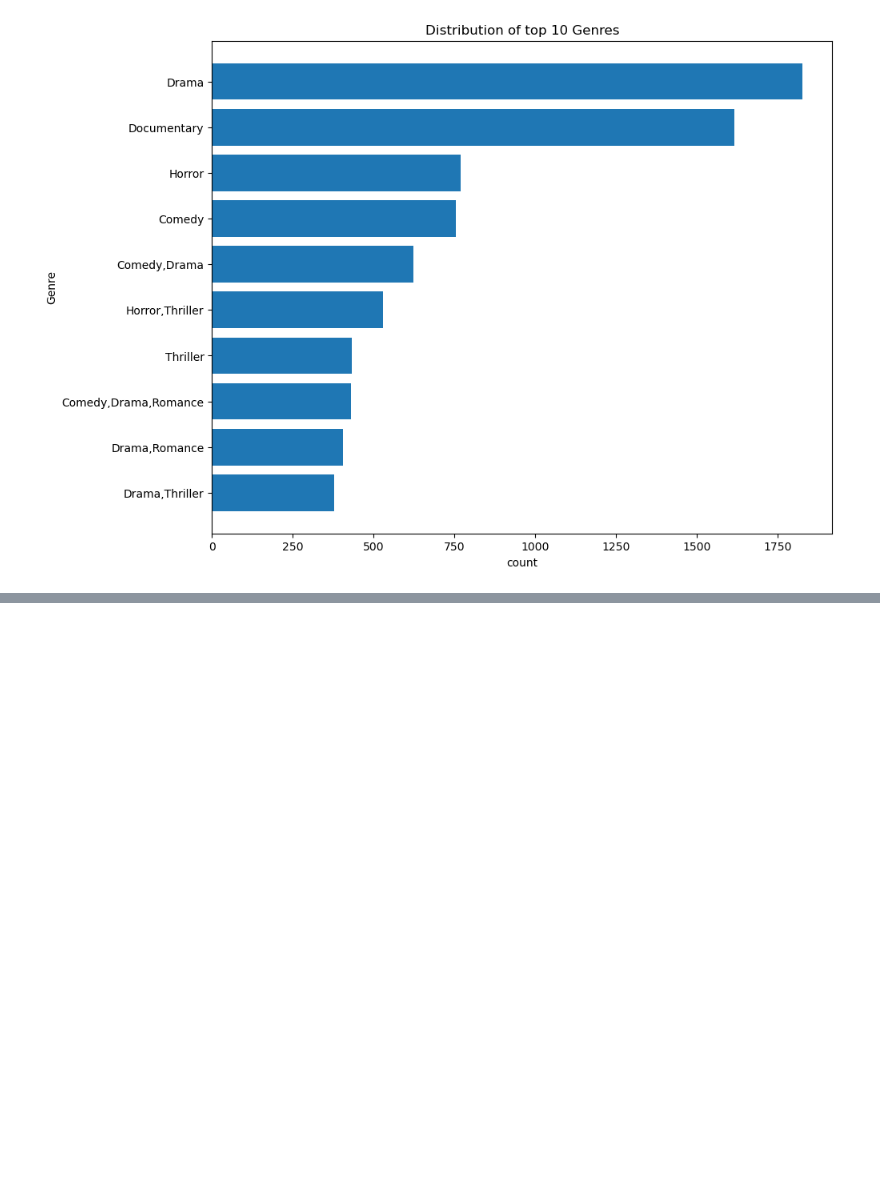
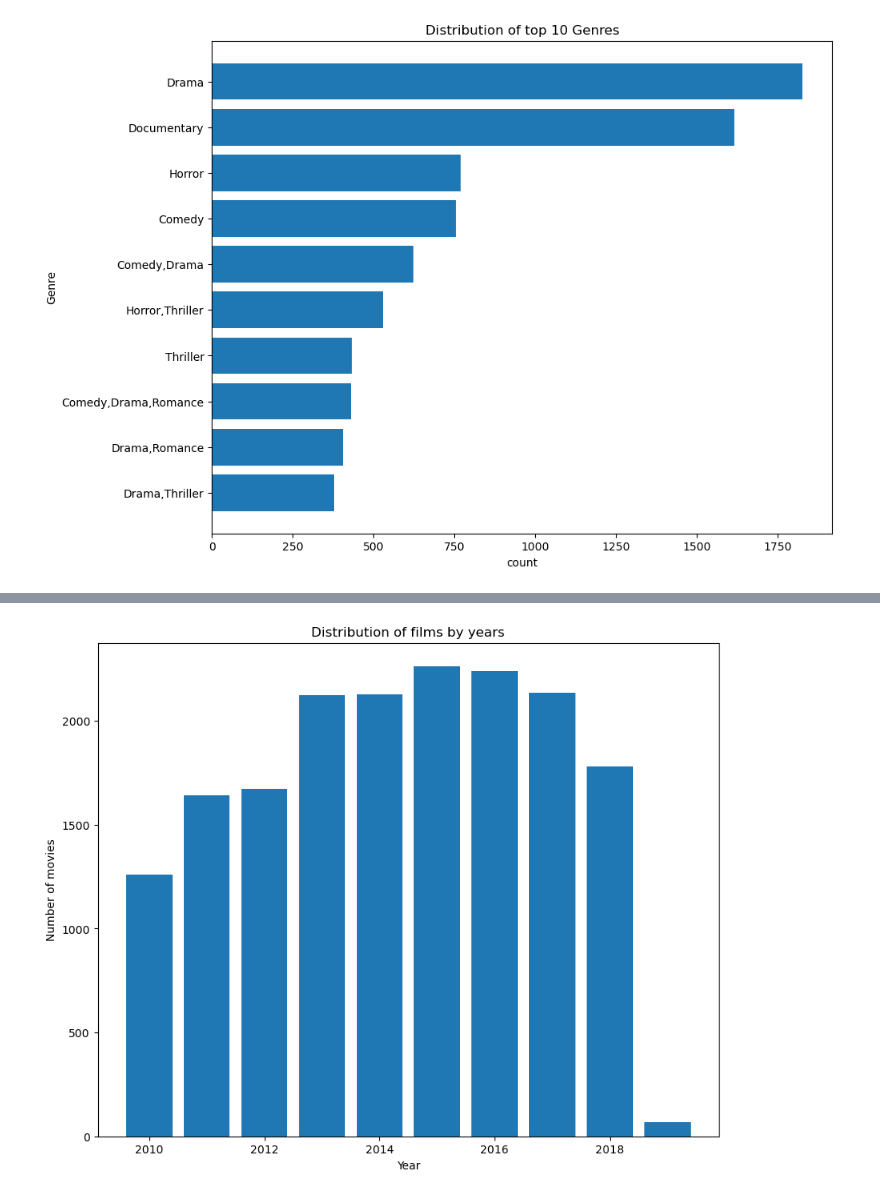
Before and after one commit to am-eric/Film-Analysis, a Jupyter notebook: analysis.ipynb, the cells around one changed output, grey strips where cells are left out. Saved outputs shown, nothing was run; the diff lists cells and outputs as text; code cells hidden in the pictures; blank space fills up the shorter version.

```diff
--- a/analysis.ipynb
+++ b/analysis.ipynb
@@ -635,0 +642,4 @@ plt.plot(it_merged['release_year'].value_counts().index, it_merged['release_year
+# %%
+# Films by year
+recent_yrs = it_merged['release_year'].value_counts().sort_index().tail(10)
+recent_yrs
@@ -635,0 +659,9 @@ plt.plot(it_merged['release_year'].value_counts().index, it_merged['release_year
+# %%
+fig, ax = plt.subplots(figsize=(10,8))
+
+ax.bar(recent_yrs.index, recent_yrs.values)
+ax.set_xlabel('Year')
+ax.set_ylabel('Number of movies')
+ax.set_title('Distribution of films by years');
+# %% [output]
+[figure, added]
```
Also changed, not shown: parts of 18 cells of this notebook.
